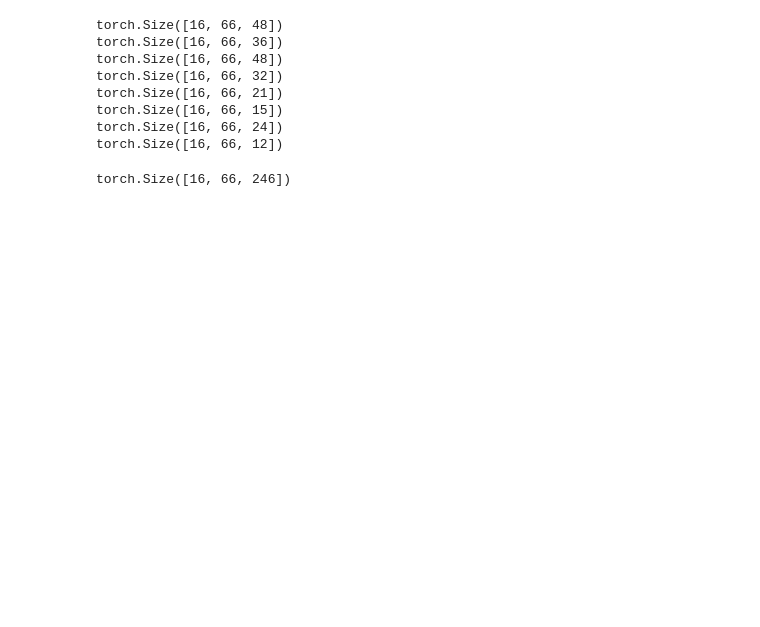
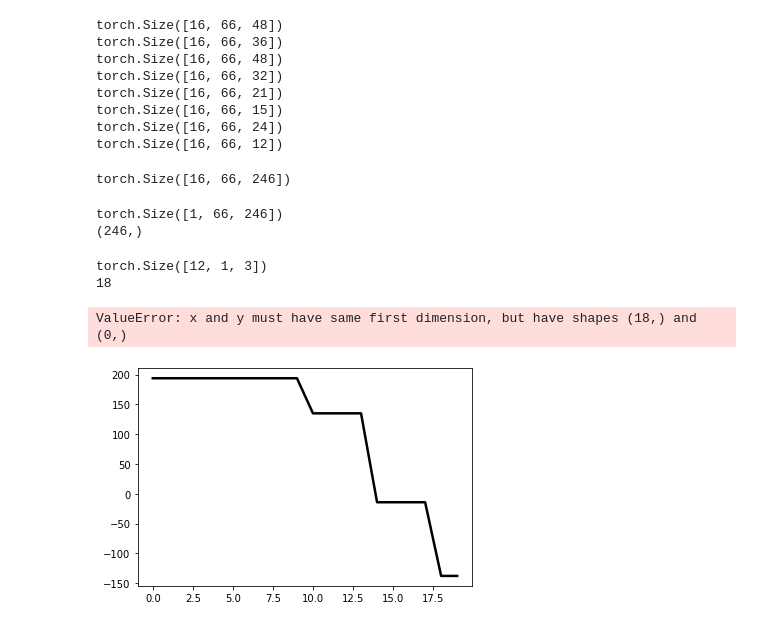
Before and after one commit to tileb1/LearnTrajDep, a Jupyter notebook: test_inception.ipynb, the cells around one changed output. Drawn from its saved outputs; the diff is of its cells as text; code cells hidden in the pictures; blank space fills up the shorter version.

```diff
--- a/test_inception.ipynb
+++ b/test_inception.ipynb
@@ -51,7 +51,7 @@ sample_rate = opt.sample_rate
 
 
 model = nnmodel.InceptionGCN(opt.linear_size, opt.dropout, num_stage=opt.num_stage, node_n=66, opt=opt)
-model.load_state_dict(torch.load('checkpoint/test/ckpt_main_3d_3D_in10_out25_dct_n_30_best.pth.tar', map_location=torch.device('cpu'))['state_dict'])
+model.load_state_dict(torch.load('checkpoint/test/ckpt_main_3d_3D_in20_out25_dct_n_30_best.pth.tar', map_location=torch.device('cpu'))['state_dict'])
 # %% [output]
 <All keys matched successfully>
 # %%
@@ -193,3 +196,41 @@ torch.Size([16, 66, 15])
 torch.Size([16, 66, 24])
 torch.Size([16, 66, 12])
 torch.Size([16, 66, 246])
+# %%
+joint_nb = np.random.randint(66)
+out = model.time_inception_mod(some_batch[:, :, :opt.input_n])
+print(out.shape)
+out = out[0, joint_nb].detach().numpy()
+print(out.shape)
+colors = {3:'red', 5:'blue', 7:'green'}
+
+def plot_features(out, ax):
+    plt.plot(np.arange(opt.input_n), out[:opt.input_n], label='joint trajectory', c='black', linewidth=2.5)
+    out = out[opt.input_n:]
+    for conv in model.time_inception_mod.convolutions5:
+        for p in conv.parameters():
+            if len(p.shape) == 3:
+                for channel in range(p.shape[0]):
+                    length = opt.input_n-p.shape[2]+1
+                    seq = out[:length]
+                    out = out[length:]
+                    if p.shape[2] != 2:
+                        print(p.shape)
+                        print(length)
+                        plt.plot(np.arange(length)+(p.shape[2]-1)//2, seq)
+
+                        plt.xlabel('time index')
+
+# plt.legend()
+# plt.show()
+# %% [output]
+torch.Size([1, 66, 246])
+(246,)
+# %%
+out = model.time_inception_mod(some_batch[:, :, :opt.input_n])[0, joint_nb].detach().numpy()
+plot_features(out, None)
+# %% [output]
+torch.Size([12, 1, 3])
+18
+ValueError: x and y must have same first dimension, but have shapes (18,) and (0,)
+[figure, added]
```
Also changed, not shown: parts of 2 cells of this notebook, 1 other file.
